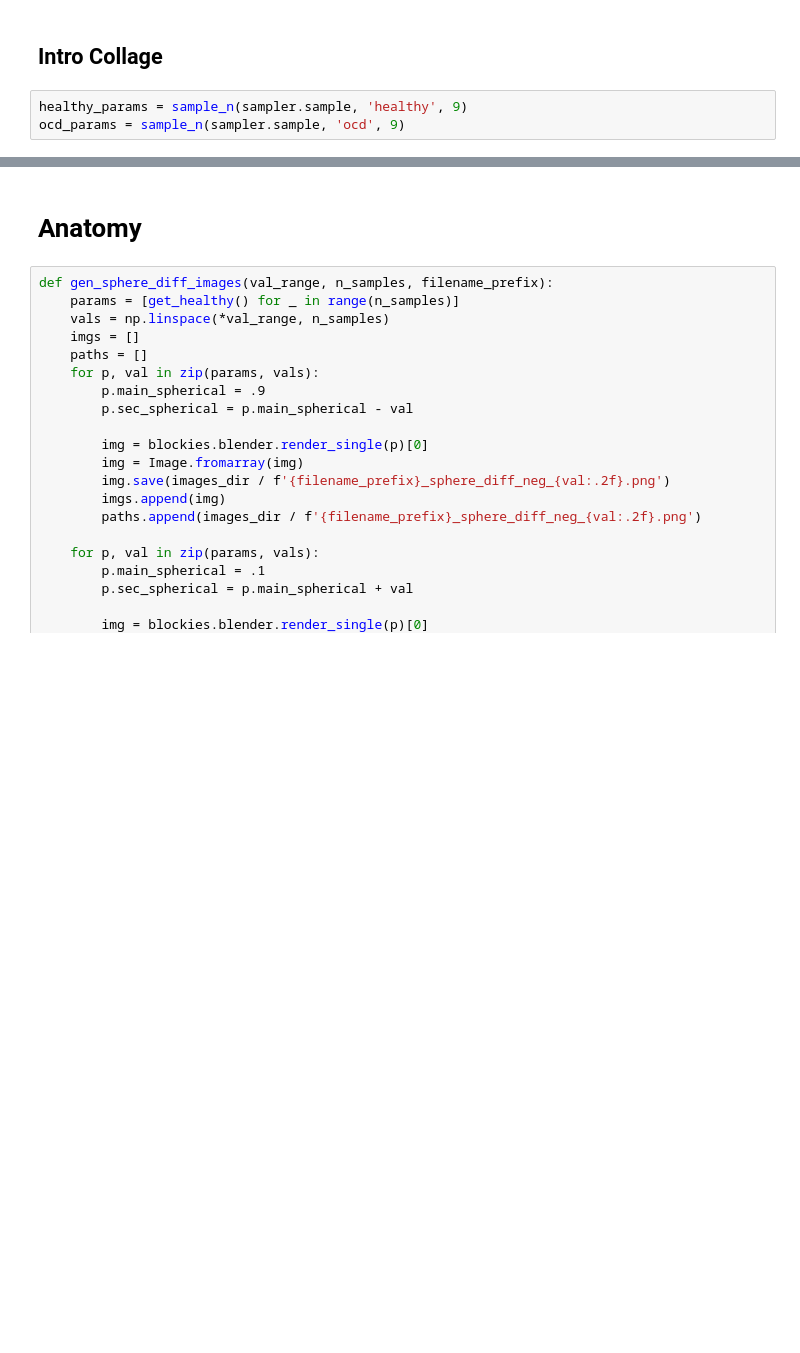
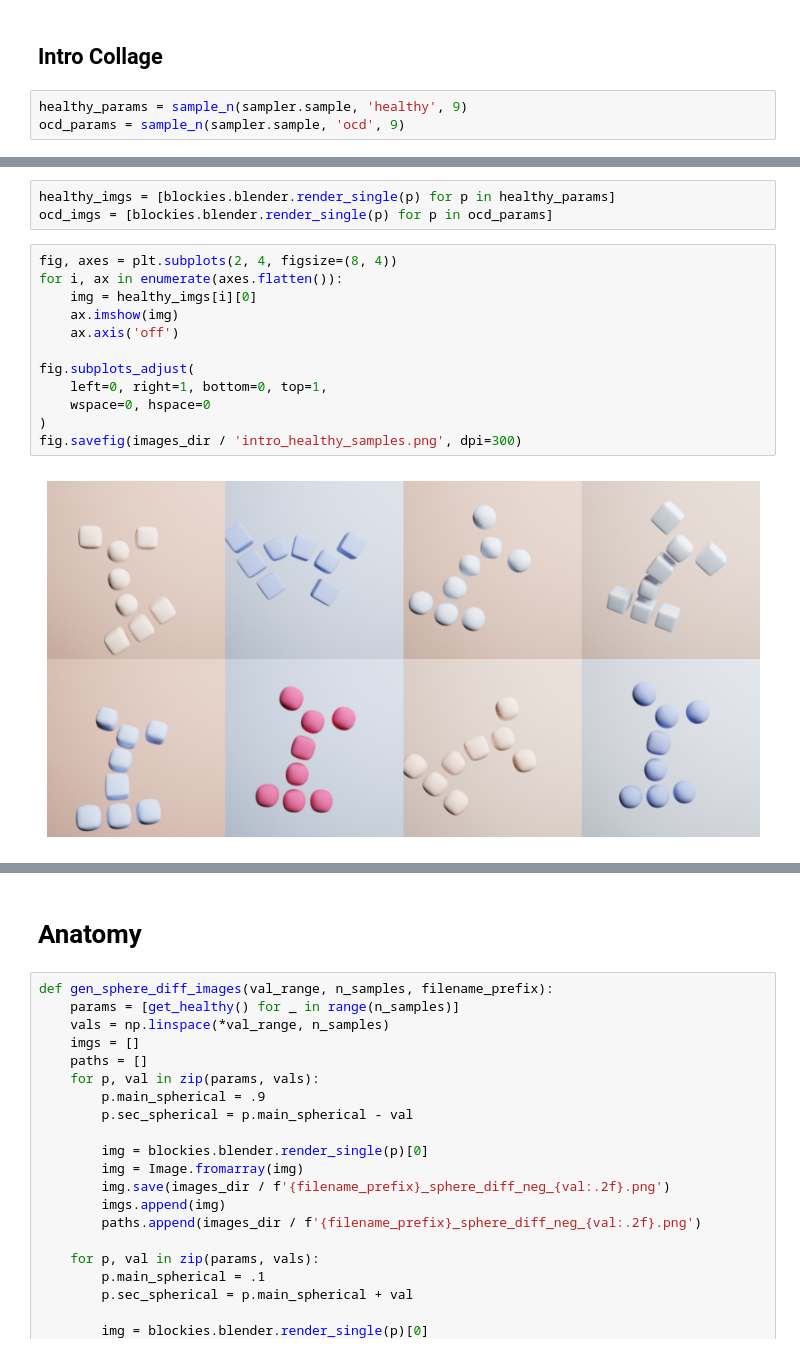
Before and after one commit to davidsjohnson/blockies-haic-dev, a Jupyter notebook: notebooks/tutorial_blockies.ipynb, the cells around one changed output, grey strips where cells are left out. Cells and saved outputs as stored; diff of their text form; blank space fills up the shorter version.

```diff
--- a/notebooks/tutorial_blockies.ipynb
+++ b/notebooks/tutorial_blockies.ipynb
@@ -96,0 +101,17 @@ fig.savefig(images_dir / 'intro_grid.png', dpi=150)
+# %%
+healthy_imgs = [blockies.blender.render_single(p) for p in healthy_params]
+ocd_imgs = [blockies.blender.render_single(p) for p in ocd_params]
+# %%
+fig, axes = plt.subplots(2, 4, figsize=(8, 4))
+for i, ax in enumerate(axes.flatten()):
+    img = healthy_imgs[i][0]
+    ax.imshow(img)
+    ax.axis('off')
+
+fig.subplots_adjust(
+    left=0, right=1, bottom=0, top=1,
+    wspace=0, hspace=0
+)
+fig.savefig(images_dir / 'intro_healthy_samples.png', dpi=300)
+# %% [output]
+[figure, added]
```
Also changed, not shown: parts of 4 cells of this notebook, 1 other file.
